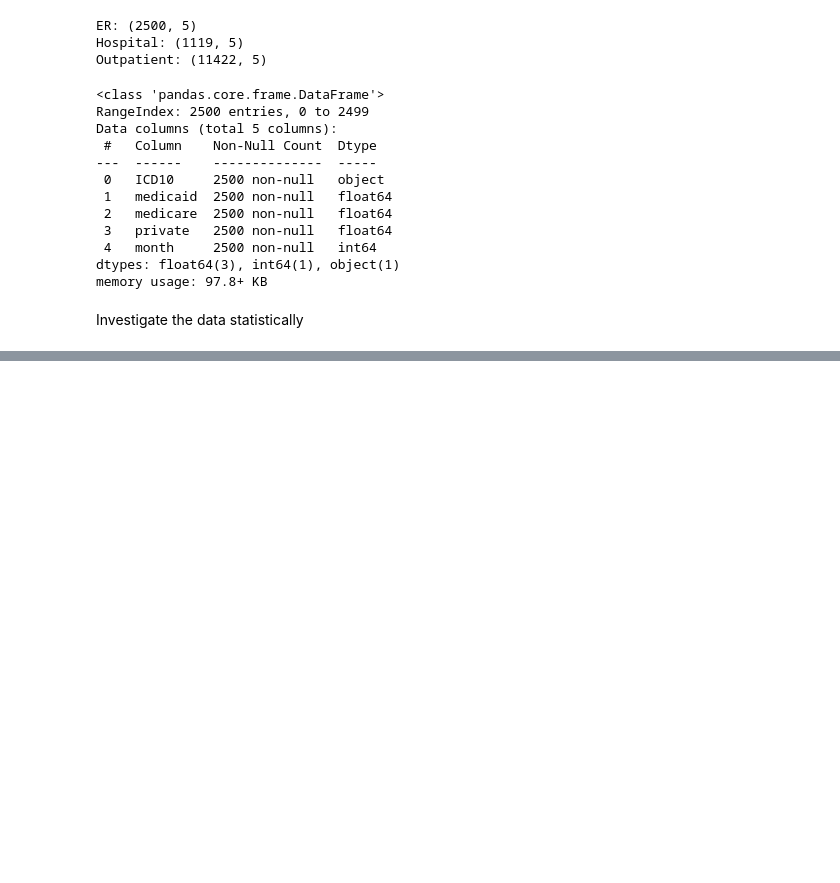
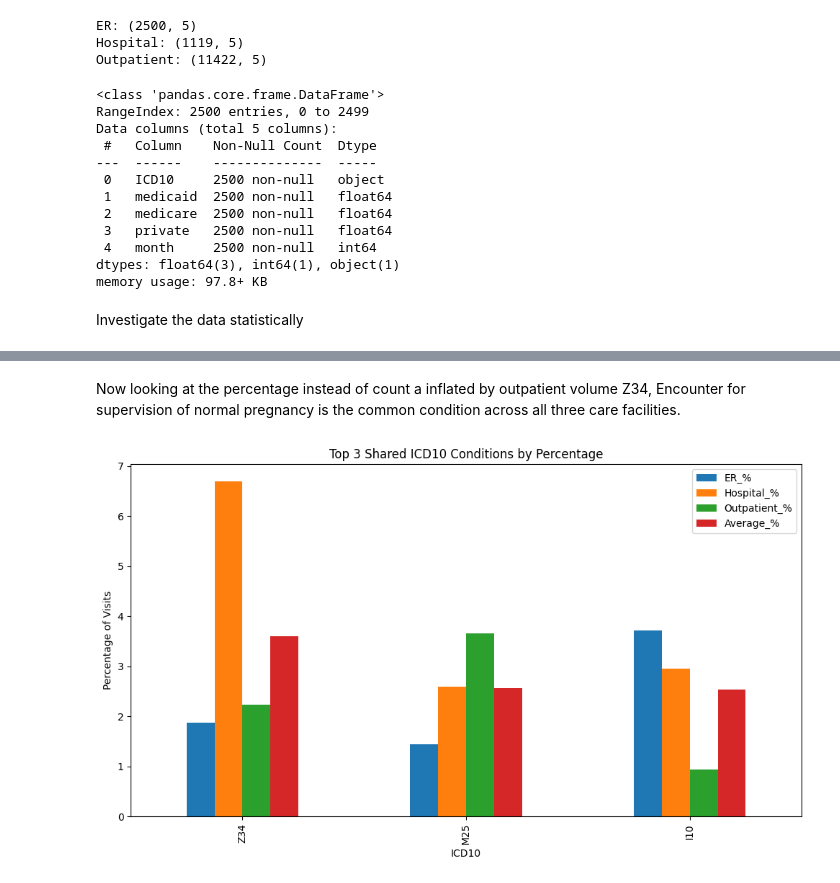
Before and after one commit to mha2112/Insurers, a Jupyter notebook: analysis.ipynb, the cells around one changed output, grey strips where cells are left out. Drawn from its saved outputs; the diff is of its cells as text; code cells hidden in the pictures; blank space fills up the shorter version.

```diff
--- a/analysis.ipynb
+++ b/analysis.ipynb
@@ -110,0 +272,22 @@ data.plot(x= 'ER', 'Hospital', 'Outpatient',y= 2500,1664,20214, kind = 'bar')
+# %%
+#change ICD10 codes to the percentage of visits from each dataset
+ER_ICD_percent = ER_ICD10/ER_ICD10.sum()*100
+hospital_ICD_percent = hospital_ICD10/hospital_ICD10.sum()*100
+outpatient_ICD_percent = outpatient_ICD10/outpatient_ICD10.sum()*100
+
+#combine to dataframe
+common_condition_percent = pd.DataFrame({'ER_%': ER_ICD_percent, 'Hospital_%': hospital_ICD_percent,
+                                         'Outpatient_%': outpatient_ICD_percent})
+
+#codes in all datasets
+common_condition_percent = common_condition_percent.loc[list(codes)]
+
+#create column for average percent to see rank(large #  across all sets), rather than just a large percentage
+common_condition_percent['Average_%'] = common_condition_percent.mean(axis=1)
+
+#sort the most common ICD10
+common_condition_percent = common_condition_percent.sort_values(by='Average_%', ascending=False)
+#format
+common_condition_percent = common_condition_percent.round(2)
+
+common_condition_percent.head(3)
@@ -110,0 +300,11 @@ data.plot(x= 'ER', 'Hospital', 'Outpatient',y= 2500,1664,20214, kind = 'bar')
+# %% [markdown]
+Now looking at the percentage instead of count a inflated by outpatient volume Z34, Encounter for supervision of normal pregnancy is the common condition across all three care facilities.
+# %%
+#visual
+top3 = common_condition_percent.head(3)
+
+#function for plotting
+plot_labels(top3, kind='bar', title='Top 3 Shared ICD10 Conditions by Percentage', xlabel='ICD10',
+            ylabel='Percentage of Visits')
+# %% [output]
+[figure, added]
```
Also changed, not shown: parts of 23 cells of this notebook.
